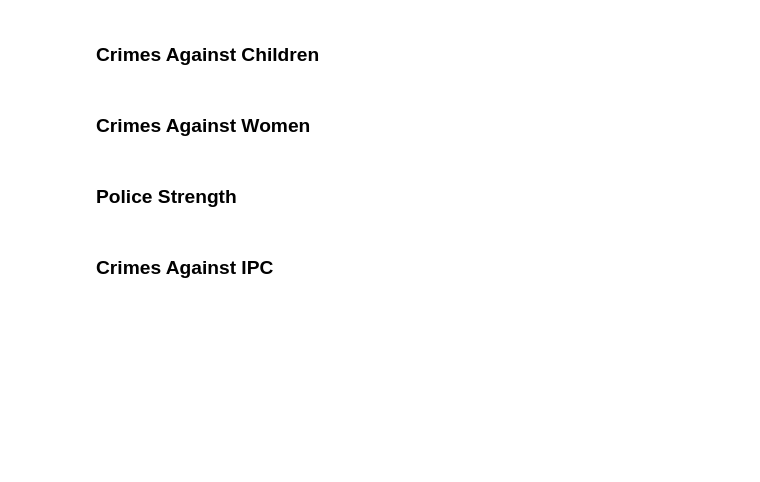
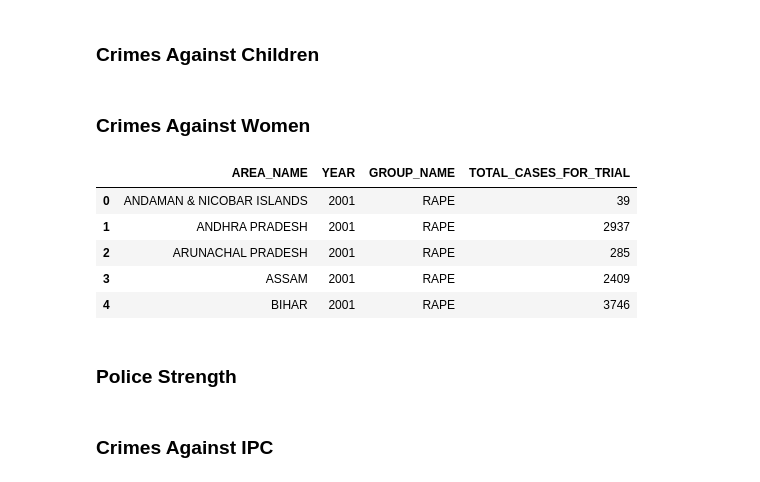
Before and after one commit to abhinav-sreekumar/DV, a Jupyter notebook: An Analysis on Crime and Police Strength.ipynb, the cells around one changed output. Drawn from its saved outputs; the diff is of its cells as text; code cells hidden in the pictures; blank space fills up the shorter version.

Commit message:
womens modification

```diff
--- a/An Analysis on Crime and Police Strength.ipynb
+++ b/An Analysis on Crime and Police Strength.ipynb
@@ -132,3 +132,12 @@ Crimes_Against_Women = Crimes_Against_Women[['Area_Name', 'Year', 'Group_Name',
 # %%
 Crimes_Against_Women = Crimes_Against_Women.apply(lambda x: x.astype(str).str.upper())
 Crimes_Against_Women.columns = map(str.upper, Crimes_Against_Women.columns)
+# %%
+Crimes_Against_Women.head()
+# %% [output]
+|  | AREA_NAME | YEAR | GROUP_NAME | TOTAL_CASES_FOR_TRIAL |
+| 0 | ANDAMAN & NICOBAR ISLANDS | 2001 | RAPE | 39 |
+| 1 | ANDHRA PRADESH | 2001 | RAPE | 2937 |
+| 2 | ARUNACHAL PRADESH | 2001 | RAPE | 285 |
+| 3 | ASSAM | 2001 | RAPE | 2409 |
+| 4 | BIHAR | 2001 | RAPE | 3746 |
```
Also changed, not shown: parts of 2 cells of this notebook, 2 other files.
